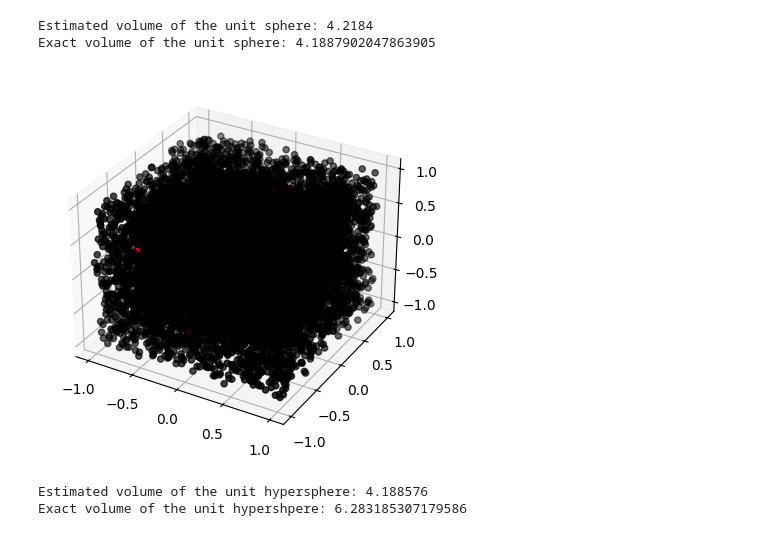
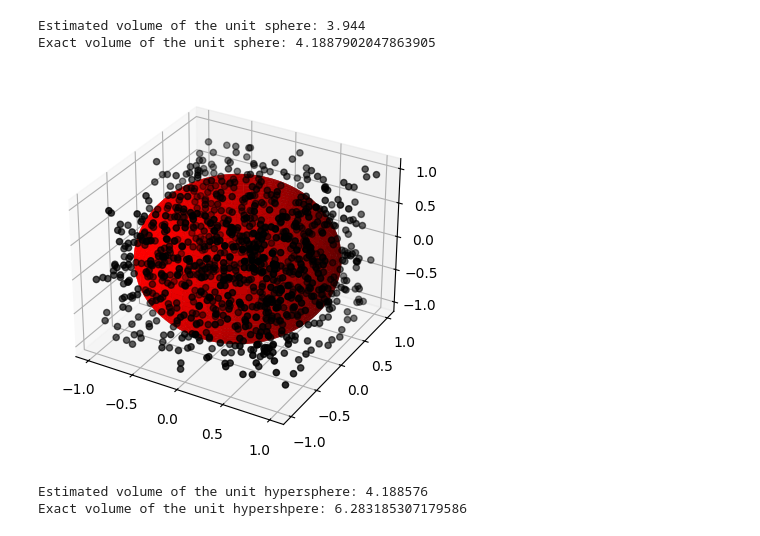
Before and after one commit to giacomocalabria/Stochastic-Methods-UPC, a Jupyter notebook: W3/Notebook.ipynb, the cells around one changed output. Saved outputs shown, nothing was run; the diff lists cells and outputs as text; code cells hidden in the pictures.

```diff
--- a/W3/Notebook.ipynb
+++ b/W3/Notebook.ipynb
@@ -48,24 +44,23 @@ Actual error: 0.08640734641020709
 # %%
 # Make a log-log plot of the statistical error as a function of the number of iterations
 
-N = 1000
+N = 10000
 R = 1
-I = np.arange(2, 10, 1)
+
+I = np.concatenate((np.arange(10, 100, 1), np.arange(100, 300, 3), np.arange(300, 600, 6), np.arange(600, 1000, 10), np.arange(1000, 1200, 12), np.arange(1200, 1500, 15), np.arange(1500, 2000, 20), np.arange(2000, 3000, 30), np.arange(3000, 5000, 50), np.arange(5000, 10000, 100), np.arange(10000, 20000, 200), np.arange(20000, 40000, 400)))
+#I = np.arange(10, N, 10)
 err = np.zeros(len(I))
+errS = np.zeros(len(I))
 
-for i in I:
-    Niter = 10^i
-    print(Niter)
-    x = 2*np.random.rand(Niter, 2)*R-R;
+for i in range(len(I)):
+    Niter = I[i]
+    x = 2*np.random.rand(Niter, 2)*R-R
 
     Nhint = 0
-    for i in range(Niter):
-        if x[i,0]**2 + x[i,1]**2 < R**2:
+    for j in range(Niter):
+        if x[j,0]**2 + x[j,1]**2 < R**2:
             Nhint += 1
 
     S = 4*R**2*Nhint/Niter
     err[i] = np.abs(S-np.pi*R**2)
-
-
-plt.loglog(Niter,err)
-plt.show()
+    errS[i] = np.sqrt((S-np.pi*R**2)**2/Niter**2)
@@ -76,40 +95,40 @@ IndexError: index 8 is out of bounds for axis 0 with size 8
 # %%
-Niter = 10000
+Niter = 1000
 R = 1
 
 # Generate Niter random vectors of length 3 and scale them to the unit cube
 y = 2*np.random.rand(Niter, 3)*R-R # Create an array of the given shape and populate it with random samples from a uniform distribution over [0, 1).
 
 # Count how many of them are inside the unit sphere
 Nhint = 0
 for i in range(Niter):
     if y[i,0]**2 + y[i,1]**2 + y[i,2]**2 < R**2:
         Nhint += 1
 
 # Estimate the volume of the unit sphere
 V = (2*R)**3*Nhint/Niter
 
 print('Estimated volume of the unit sphere:',V)
 print('Exact volume of the unit sphere:',4/3*np.pi*R**3)
 
 # Plot the points
 fig = plt.figure()
 ax = fig.add_subplot(111, projection='3d')
 ax.scatter(y[:,0], y[:,1], y[:,2],'.', color='black')
 
 # Plot the sphere
 phi = np.linspace(0, np.pi, 100)
 theta = np.linspace(0, 2*np.pi, 100)
 phi, theta = np.meshgrid(phi, theta)
 x = R*np.sin(phi)*np.cos(theta)
 y = R*np.sin(phi)*np.sin(theta)
 z = R*np.cos(phi)
 ax.plot_surface(x, y, z, color='red')
 plt.show()
 # %% [output]
-Estimated volume of the unit sphere: 4.2184
+Estimated volume of the unit sphere: 3.944
 Exact volume of the unit sphere: 4.1887902047863905
-[figure, old version]
+[figure, new version]
 # %%
 Niter = 1000000
 R = 1
```
Also changed, not shown: parts of 5 cells of this notebook.
